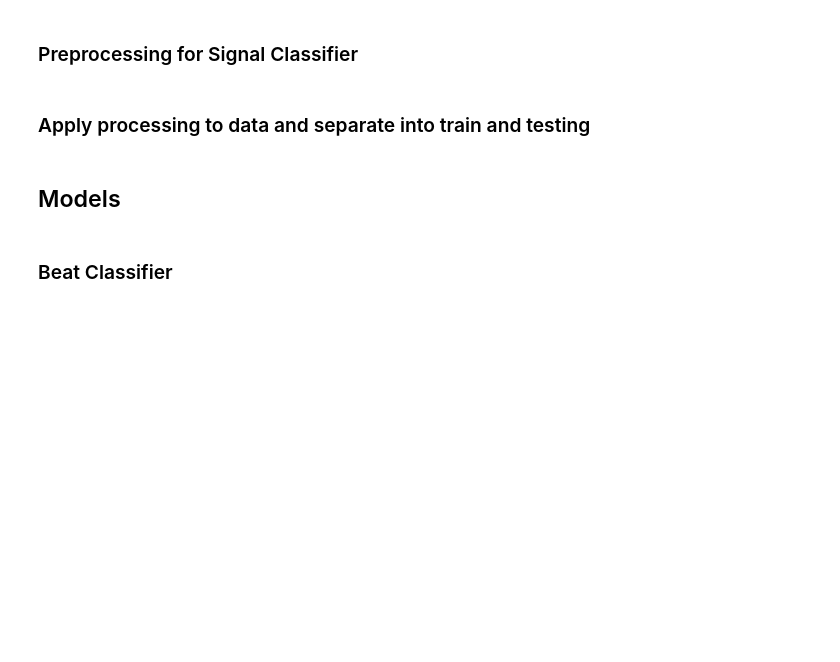
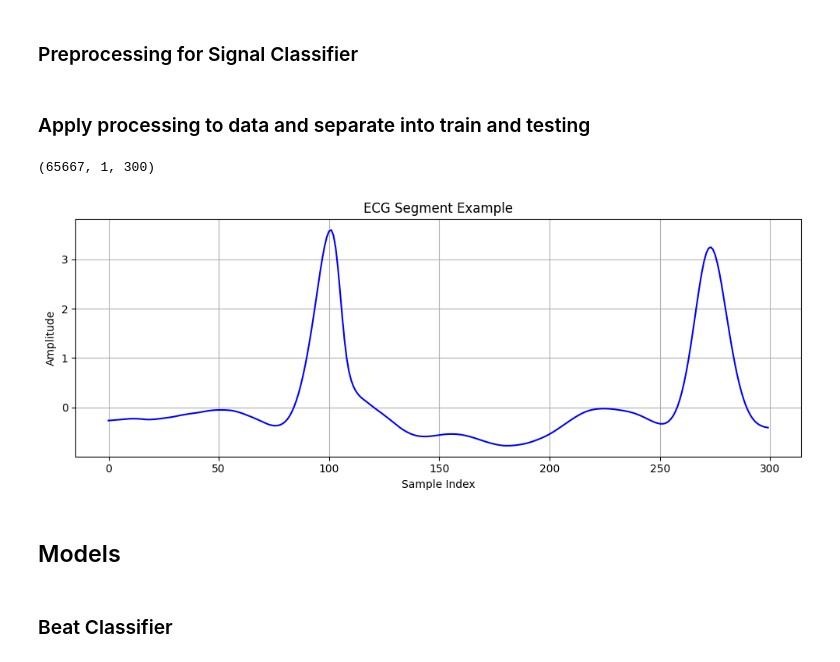
Before and after one commit to elijah-jones-2003/Heart-Rate-Monitoring, a Jupyter notebook: model_training.ipynb, the cells around one changed output. Saved outputs shown, nothing was run; the diff lists cells and outputs as text; code cells hidden in the pictures; blank space fills up the shorter version.

```diff
--- a/model_training.ipynb
+++ b/model_training.ipynb
@@ -283,7 +283,7 @@ def process_signal(id):
     unfiltered, annotation = lead1[id], annotations[id]
     denoised_data = swt_denoise(unfiltered)
     normalised_data = standardise(denoised_data)
-    X, y = segmentation_by_midpoint(normalised_data, annotation)
+    X, y = segmentation_fixed_window(normalised_data, annotation)
 
     X = np.stack(X)
     X = torch.tensor(X, dtype=torch.float32).unsqueeze(1)
@@ -310,17 +310,23 @@ y = np.concatenate(y, axis=0)  # Shape: (total_samples,)
 X_train, X_test, y_train, y_test = train_test_split(X, y, test_size=0.2) # stratify=y maybe
 
 X_train, X_val, y_train, y_val = train_test_split(X_train, y_train, test_size=0.25)
+
+print(X_train.shape)
+# %% [output]
+(65667, 1, 300)
 # %%
 import random
 
 plt.figure(figsize=(10, 4))
-plt.plot(np.squeeze(X_train[random.randint(1,87557)]), color='blue')
+plt.plot(np.squeeze(X_train[random.randint(1,65667)]), color='blue')
 plt.title("ECG Segment Example")
 plt.xlabel("Sample Index")
 plt.ylabel("Amplitude")
 plt.grid(True)
 plt.tight_layout()
 plt.show()
+# %% [output]
+[figure, added]
 # %% [markdown]
 ## Models
 # %% [markdown]
```
Also changed, not shown: parts of 1 cell of this notebook.
